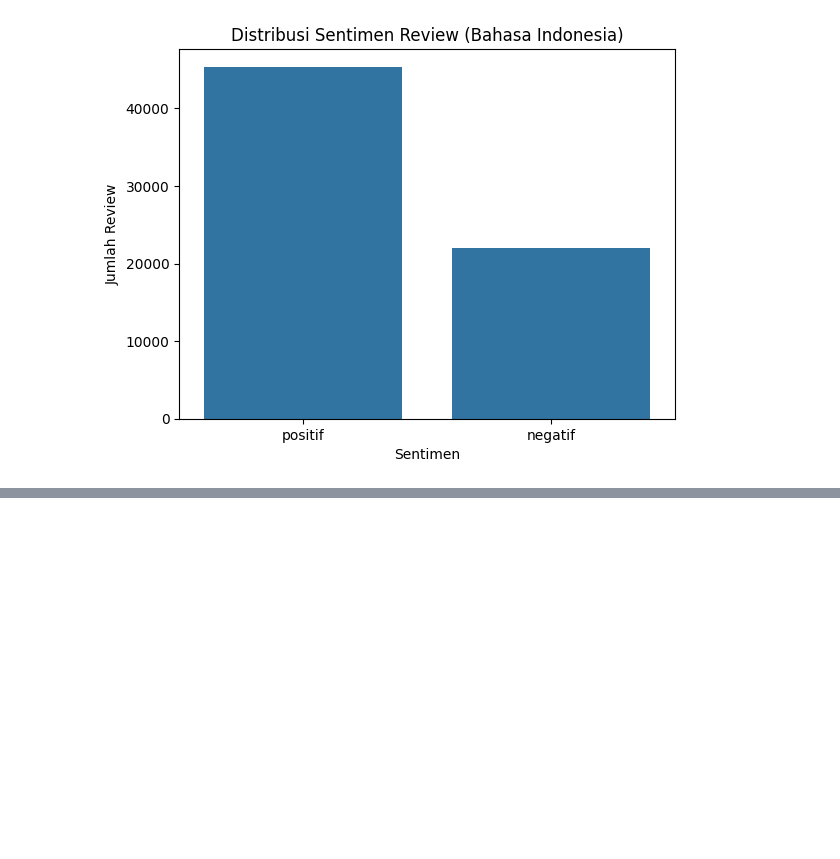
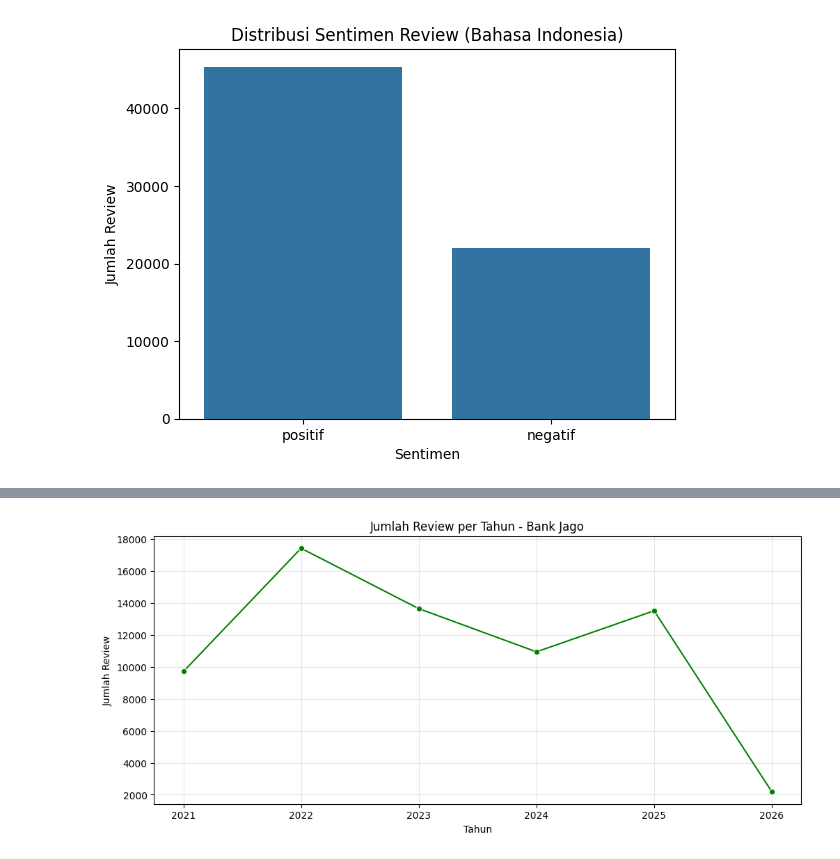
Before and after one commit to abyansyah052/NLP-1, a Jupyter notebook: jupyter/3-EDA.ipynb, the cells around one changed output, grey strips where cells are left out. Saved outputs shown, nothing was run; the diff lists cells and outputs as text; code cells hidden in the pictures; blank space fills up the shorter version.

```diff
--- a/jupyter/3-EDA.ipynb
+++ b/jupyter/3-EDA.ipynb
@@ -23,3 +46,17 @@ plt.show()
+# %%
+df_text["year"] = df_text["at"].dt.year
+
+# Jumlah review per tahun
+year_counts = df_text["year"].value_counts().sort_index()
+plt.figure(figsize=(12, 5))
+sns.lineplot(x=year_counts.index, y=year_counts.values, marker="o", color="green")
+plt.title("Jumlah Review per Tahun - Bank Jago")
+plt.xlabel("Tahun")
+plt.ylabel("Jumlah Review")
+plt.grid(True, alpha=0.3)
+plt.show()
+# %% [output]
+[figure, added]
 # %%
 df_text["review_length"] = df_text["clean_text"].fillna("").str.split().apply(len)
 
```
Also changed, not shown: parts of 12 cells of this notebook, 2 other files.
